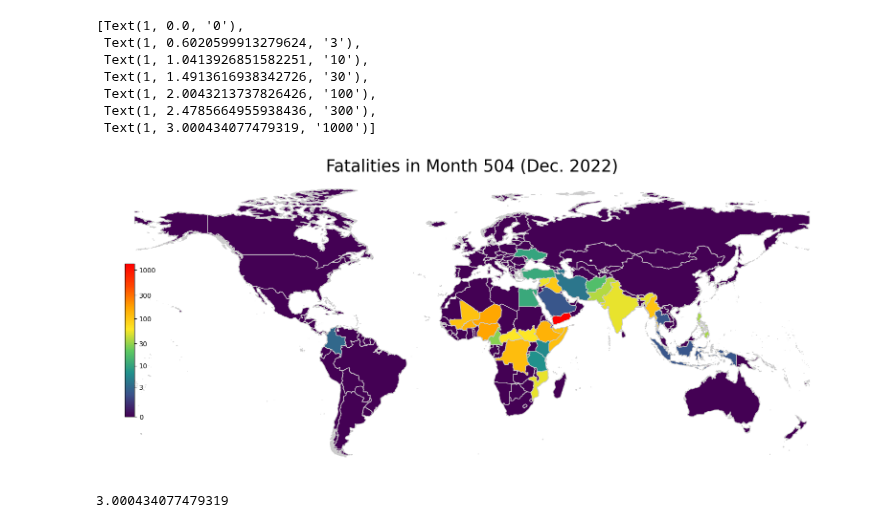
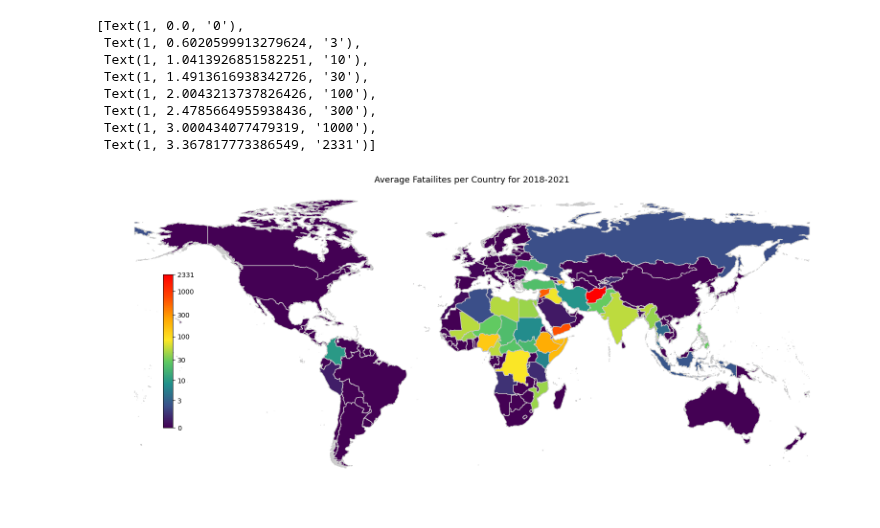
Before and after one commit to toboden/ConflictPredProbabilistic, a Jupyter notebook: plots_model_comp/dataset_description.ipynb, the cells around one changed output. Drawn from its saved outputs; the diff is of its cells as text; code cells hidden in the pictures.

```diff
--- a/plots_model_comp/dataset_description.ipynb
+++ b/plots_model_comp/dataset_description.ipynb
@@ -319,9 +377,9 @@ cbar.ax.set_yticklabels(new_labels)
 from numpy import log10
 import matplotlib.colors as mcolors
 
-title = 'Fatalities in Month 504 (Dec. 2022)'
+title = 'Average Fatailites per Country for 2018-2021'
 
-df['log10_ged_sb'] = log10(df['ged_sb']+1)
+df['log10_ged_sb'] = log10(df['mean_ged_sb_tw']+1)
 
 col = 'log10_ged_sb'
 vmin = df[col].min()
@@ -331,41 +389,38 @@ colors = ['#440154', '#3b528b', '#21918c', '#5ec962', '#fde725', '#FFA500', '#FF
 
 cmap = mcolors.LinearSegmentedColormap.from_list('custom', colors)
 # Create figure and axes for Matplotlib
 fig, ax = plt.subplots(1, figsize=(20, 8))
 # Remove the axis
 ax.axis('off')
 df.plot(column=col, ax=ax, edgecolor='0.8', linewidth=1, cmap=cmap)
 # Add a title
-ax.set_title(title, fontdict={'fontsize': '25', 'fontweight': '3'})
+ax.set_title(title, fontdict={'fontsize': '13', 'fontweight': '2'})
 # Create an annotation for the data source
 
 # Create colorbar as a legend
 sm = plt.cm.ScalarMappable(norm=plt.Normalize(vmin=vmin, vmax=vmax), cmap=cmap)
 # Empty array for the data range
 sm._A = []
 # Add the colorbar to the figure
-cbaxes = fig.add_axes([0.15, 0.25, 0.01, 0.4])
+cbaxes = fig.add_axes([0.19, 0.25, 0.01, 0.4])
+#cbaxes = fig.add_axes([0.87, 0.25, 0.01, 0.4])
 
-
-ticks = [log10(0 + 1), log10(3 + 1),log10(10 + 1),log10(30 + 1),log10(100 + 1),log10(300 + 1),log10(1000 + 1)]
+ticks = [log10(0 + 1), log10(3 + 1),log10(10 + 1),log10(30 + 1),log10(100 + 1),log10(300 + 1),log10(1000 + 1),vmax]
 
 # Setzen Sie die Farbskala
 cbar = fig.colorbar(sm, cax=cbaxes, ticks=ticks)
 
 
 # Überschreiben der Legendenbeschriftungen
-new_labels = ['0', '3', '10', '30', '100', '300', '1000']
+new_labels = ['0', '3', '10', '30', '100', '300', '1000',str(round(10**vmax - 1))]
 cbar.ax.set_yticklabels(new_labels)
 # %% [output]
 [Text(1, 0.0, '0'),
  Text(1, 0.6020599913279624, '3'),
  Text(1, 1.0413926851582251, '10'),
  Text(1, 1.4913616938342726, '30'),
  Text(1, 2.0043213737826426, '100'),
  Text(1, 2.4785664955938436, '300'),
- Text(1, 3.000434077479319, '1000')]
+ Text(1, 3.000434077479319, '1000'),
+ Text(1, 3.367817773386549, '2331')]
-[figure, old version]
+[figure, new version]
-# %%
-log10(1001)
-# %% [output]
-3.000434077479319
```
Also changed, not shown: parts of 14 cells of this notebook, 2 other files.
